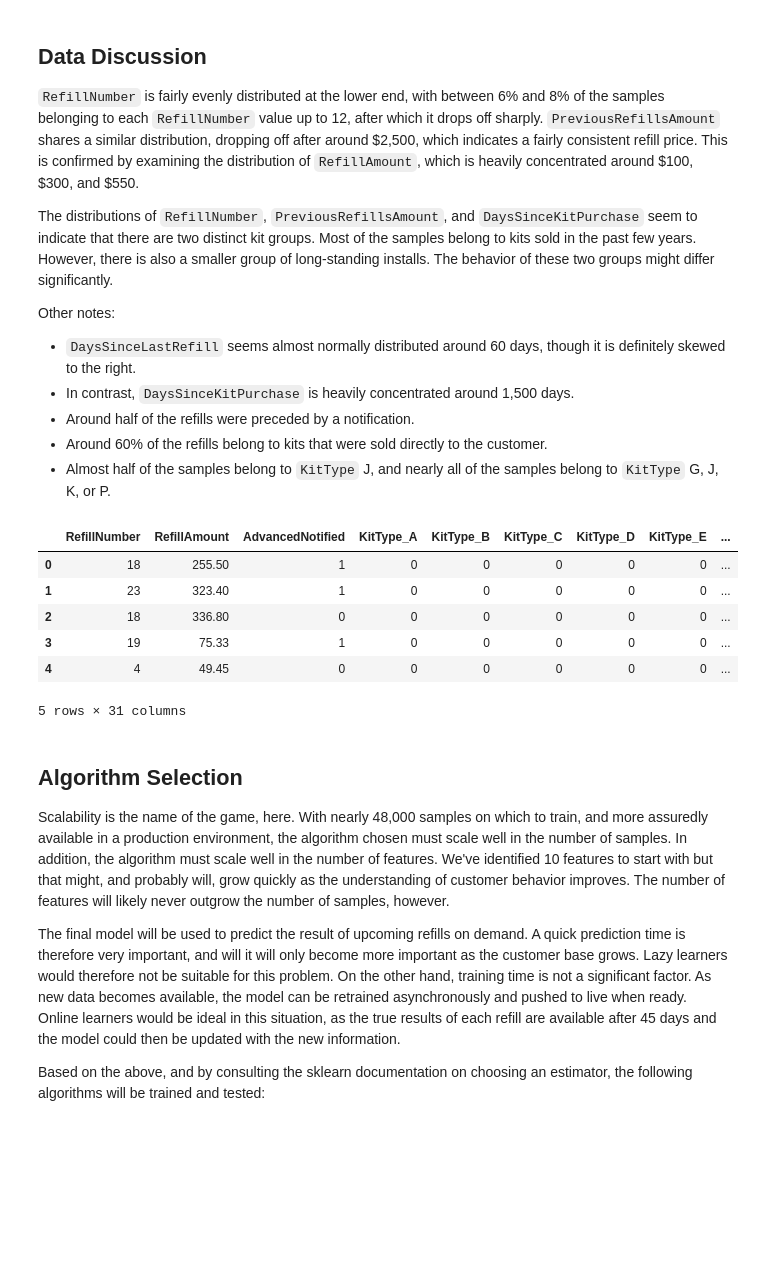
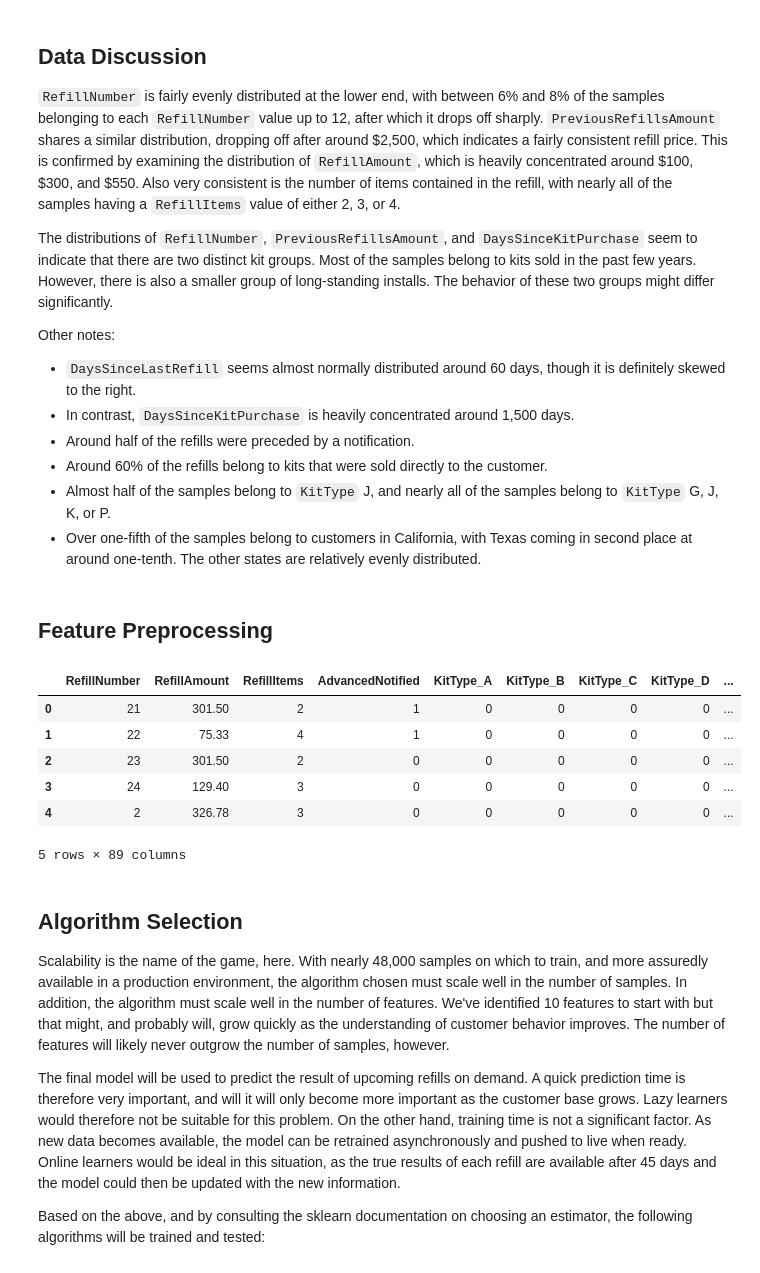
Before and after one commit to sjawhar/udacity-mlnd-capstone, a Jupyter notebook: kit_churn.ipynb, the cells around one changed output. Drawn from its saved outputs; the diff is of its cells as text; code cells hidden in the pictures; blank space fills up the shorter version.

```diff
--- a/kit_churn.ipynb
+++ b/kit_churn.ipynb
@@ -119,6 +128,6 @@ autoscrolling long output is disabled
 # %% [markdown]
 ## Data Discussion
-`RefillNumber` is fairly evenly distributed at the lower end, with between 6% and 8% of the samples belonging to each `RefillNumber` value up to 12, after which it drops off sharply. `PreviousRefillsAmount` shares a similar distribution, dropping off after around \$2,500, which indicates a fairly consistent refill price. This is confirmed by examining the distribution of `RefillAmount`, which is heavily concentrated around \$100, \$300, and \$550.
+`RefillNumber` is fairly evenly distributed at the lower end, with between 6% and 8% of the samples belonging to each `RefillNumber` value up to 12, after which it drops off sharply. `PreviousRefillsAmount` shares a similar distribution, dropping off after around \$2,500, which indicates a fairly consistent refill price. This is confirmed by examining the distribution of `RefillAmount`, which is heavily concentrated around \$100, \$300, and \$550. Also very consistent is the number of items contained in the refill, with nearly all of the samples having a `RefillItems` value of either 2, 3, or 4.
 
 The distributions of `RefillNumber`, `PreviousRefillsAmount`, and `DaysSinceKitPurchase` seem to indicate that there are two distinct kit groups. Most of the samples belong to kits sold in the past few years. However, there is also a smaller group of long-standing installs. The behavior of these two groups might differ significantly.
 
@@ -128,32 +137,43 @@ Other notes:
 * Around half of the refills were preceded by a notification.
 * Around 60% of the refills belong to kits that were sold directly to the customer.
 * Almost half of the samples belong to `KitType` J, and nearly all of the samples belong to `KitType` G, J, K, or P.
+* Over one-fifth of the samples belong to customers in California, with Texas coming in second place at around one-tenth. The other states are relatively evenly distributed.
-# %%
-# Preprocess features
-from sklearn.preprocessing import Imputer
-
-# Split categorical features into multiple binary columns
-X_encoded = pd.DataFrame(index=X_raw.index)
-
-for col, col_data in X_raw.iteritems():
-    if col_data.dtype == object and set(col_data.unique()) != set([0,1]):
-        col_data = pd.get_dummies(col_data, prefix=col)
-    X_encoded = X_encoded.join(col_data)
-
-# TODO
-# Split by class to impute values
-# Impute numerical with mean, categorical with mode
-# Transform DaysSinceLastRefill to reciprocal, fill NULL with 0
-X_all = pd.DataFrame(Imputer().fit_transform(X_encoded), index=X_encoded.index, columns=X_encoded.columns)
-X_all.head()
-# %% [output]
-|  | RefillNumber | RefillAmount | AdvancedNotified | KitType_A | KitType_B | KitType_C | KitType_D | KitType_E | ... |
-| 0 | 18 | 255.50 | 1 | 0 | 0 | 0 | 0 | 0 | ... |
-| 1 | 23 | 323.40 | 1 | 0 | 0 | 0 | 0 | 0 | ... |
-| 2 | 18 | 336.80 | 0 | 0 | 0 | 0 | 0 | 0 | ... |
-| 3 | 19 | 75.33 | 1 | 0 | 0 | 0 | 0 | 0 | ... |
-| 4 | 4 | 49.45 | 0 | 0 | 0 | 0 | 0 | 0 | ... |
-5 rows × 31 columns
+# %% [markdown]
+## Feature Preprocessing
+# %%
+# Impute missing values by class
+# Impute numerical with mean, categorical with mode
+# TODO: Ensure index order is maintained
+X_imputed = pd.DataFrame()
+results = y_all.unique()
+for result in results:
+    X_class = X_raw[y_all == result]
+    X_class_imputed = pd.DataFrame(index = X_class.index)
+    for col, col_data in X_class.iteritems():
+        fill_value = col_data.mode()[0] if col_data.dtype == object else col_data.mean()
+        X_class_imputed = X_class_imputed.join(col_data.fillna(fill_value))
+    X_imputed = X_imputed.append(X_class_imputed, verify_integrity = True)
+
+X_all = pd.DataFrame(index = X_imputed.index)
+for col, col_data in X_imputed.iteritems():
+    # Transform DaysSinceLastRefill to reciprocal, fill NULL with 0
+    if col == 'DaysSinceLastRefill':
+        col_data = X_raw[col].rtruediv(1).fillna(0)
+        col_data.name = 'RefillFrequency'
+    # Split categorical features into multiple binary columns
+    elif col_data.dtype == object and set(col_data.unique()) != set([0,1]):
+        col_data = pd.get_dummies(col_data, prefix=col)
+    X_all = X_all.join(col_data)
+
+X_all.head()
+# %% [output]
+|  | RefillNumber | RefillAmount | RefillItems | AdvancedNotified | KitType_A | KitType_B | KitType_C | KitType_D | ... |
+| 0 | 21 | 301.50 | 2 | 1 | 0 | 0 | 0 | 0 | ... |
+| 1 | 22 | 75.33 | 4 | 1 | 0 | 0 | 0 | 0 | ... |
+| 2 | 23 | 301.50 | 2 | 0 | 0 | 0 | 0 | 0 | ... |
+| 3 | 24 | 129.40 | 3 | 0 | 0 | 0 | 0 | 0 | ... |
+| 4 | 2 | 326.78 | 3 | 0 | 0 | 0 | 0 | 0 | ... |
+5 rows × 89 columns
 # %% [markdown]
 ## Algorithm Selection
 Scalability is the name of the game, here. With nearly 48,000 samples on which to train, and more assuredly available in a production environment, the algorithm chosen must scale well in the number of samples. In addition, the algorithm must scale well in the number of features. We've identified 10 features to start with but that might, and probably will, grow quickly as the understanding of customer behavior improves. The number of features will likely never outgrow the number of samples, however.
```
Also changed, not shown: parts of 6 cells of this notebook.
